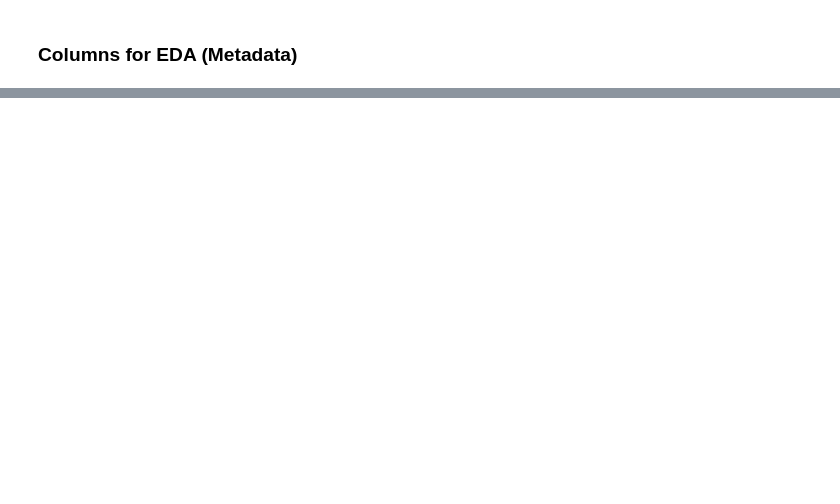
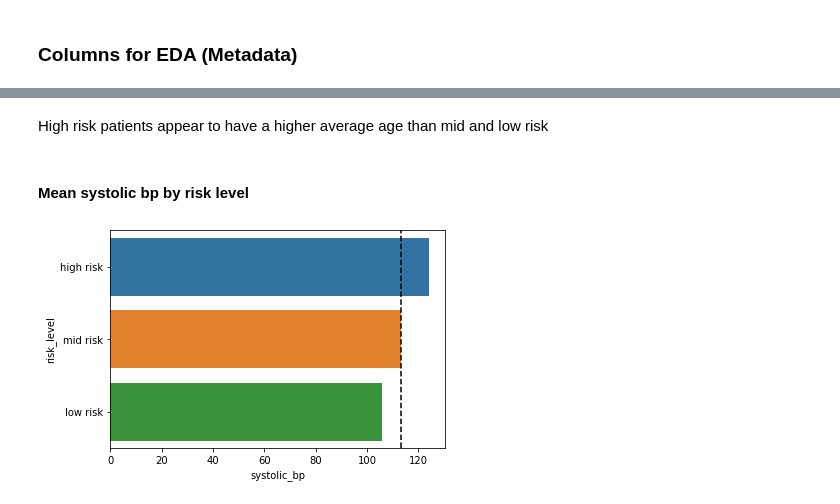
Before and after one commit to Fullcure3/maternal_risk, a Jupyter notebook: maternal_risk.ipynb, the cells around one changed output, grey strips where cells are left out. Cells and saved outputs as stored; diff of their text form; code cells hidden in the pictures; blank space fills up the shorter version.

```diff
--- a/maternal_risk.ipynb
+++ b/maternal_risk.ipynb
@@ -97,0 +128,8 @@ risk_level, ['high risk' 'low risk' 'mid risk'],
+# %% [markdown]
+High risk patients appear to have a higher average age than mid and low risk<br>
+# %% [markdown]
+#### Mean systolic bp by risk level
+# %%
+summary_stats_barplot(maternal_risk, np.mean, category=risk_level, value=systolic_bp)
+# %% [output]
+[figure, added]
```
Also changed, not shown: parts of 40 cells of this notebook.
